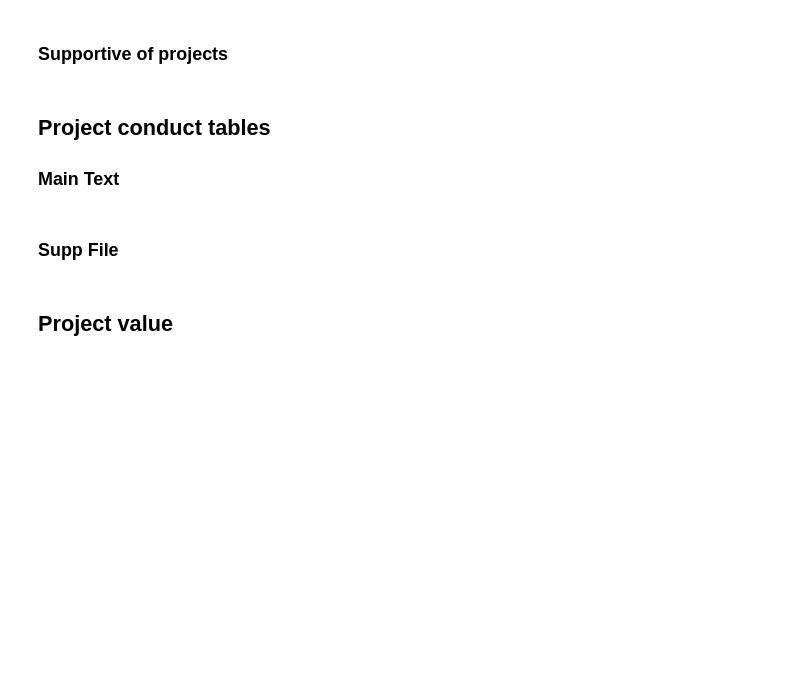
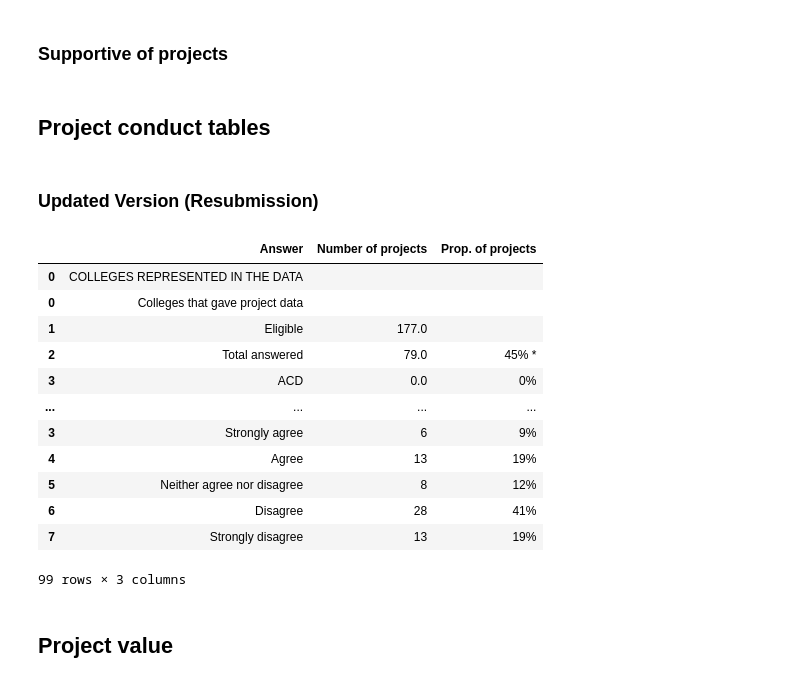
Before and after one commit to p-stehlik/ENHANCE-SurveyAnalysis, a Jupyter notebook: Script2Analysis.ipynb, the cells around one changed output. Cells and saved outputs as stored; diff of their text form; code cells hidden in the pictures; blank space fills up the shorter version.

```diff
--- a/Script2Analysis.ipynb
+++ b/Script2Analysis.ipynb
@@ -2663,10 +2674,11 @@ df_projectSUPPORT = answersNOTQ9 (df,
 #df_projectSUPPORT
 # %% [markdown]
 ## Project conduct tables
-
-### Main Text
+# %% [markdown]
+### Updated Version (Resubmission)
 # %%
-#Table 3 project conduct
+#REVISED (based on peer review; some items moved to figures)
+#Table 2 project conduct
 
 #create section headings for table
 colNames = ["Question",
@@ -2684,43 +2696,86 @@ ResearchSupport_Heading = pd.DataFrame(data = [["RESEARCH SUPPORT REPORTED BY TR
                                     columns = colNames)
 
 
+Colleges_Heading = pd.DataFrame(data = [["COLLEGES REPRESENTED IN THE DATA", "", "", ""]],
+                                    columns = colNames)
+
+StudyProvidence_Heading = pd.DataFrame(data = [["STUDY PROVENANCE", "", "", ""]],
+                                    columns = colNames)
 
 
-#create df of questions relevant to "asking relevant quuestions"
-df_OverallProjectConduct = pd.concat([
-    #study providence
+ResearchSupport_Heading = pd.DataFrame(data = [["RESEARCH SUPPORT REPORTED BY TRAINEES.", "", "", ""]],
+                                    columns = colNames)
+
+
+
+#change headings for college df
+df_collegesOnlyProject.rename(columns={'Number of participants (Gave project data)': 'Number of projects', 'Prop. of participants (Gave project data)': 'Prop. of projects'}, inplace=True)
+
+
+
+
+
+
+#create df of questions relevant to "study conduct
+df_OverallProjectConduct_SUPP2 = pd.concat([
+    #colleges that contributed data
+    Colleges_Heading,
+    df_collegesOnlyProject,
+    #additional details on study providence
     StudyProvidence_Heading,
     df_projectsQuestion,
     df_projectsStudyDesign,
     df_projectsProtocolApriori,
     df_projectsProtocolRegistered,
-    df_projectsSR,
-    #research support
+   # df_projectsSR,
+    df_projectsConsumer,
+    df_projectsConsumer_aspect,
+    df_projectsConsumer_level,
+
+    #additional details on support
     ResearchSupport_Heading,
     df_projectsOthersInvolved,
     df_projectsHRAccess,
-    df_projectsSupervision,
+  #  df_projectsSupervision,
+    df_Seminars
 
 ])
+
+
+
+
+
 
 
 #rename columns
 
 #df_OverallProjectConduct.rename(columns={'Number of projects': 'Number of participants', 'Prop. of projects': 'Prop. of participants'}, inplace=True)
 
 
 #take values across
-df_OverallProjectConduct['Answer']= np.where(df_OverallProjectConduct['Answer']=='', df_OverallProjectConduct['Question'], df_OverallProjectConduct['Answer'])
+df_OverallProjectConduct_SUPP2['Answer']= np.where(df_OverallProjectConduct_SUPP2['Answer']=='', df_OverallProjectConduct_SUPP2['Question'], df_OverallProjectConduct_SUPP2['Answer'])
 
 #remove question column
-df_OverallProjectConduct = df_OverallProjectConduct.drop('Question', axis=1)
+df_OverallProjectConduct_SUPP2 = df_OverallProjectConduct_SUPP2.drop('Question', axis=1)
 
 #save results
 saveTo = filePath + "Tables/Projects_OverallConduct.csv"
 
-df_OverallProjectConduct.to_csv(saveTo, index=False)
+df_OverallProjectConduct_SUPP2.to_csv(saveTo, index=False)
 
 
-#df_OverallProjectConduct
+df_OverallProjectConduct_SUPP2
+# %% [output]
+|  | Answer | Number of projects | Prop. of projects |
+| 0 | COLLEGES REPRESENTED IN THE DATA |  |  |
+| 0 | Colleges that gave project data |  |  |
+| 1 | Eligible | 177.0 |  |
+| 2 | Total answered | 79.0 | 45% * |
+| 3 | ACD | 0.0 | 0% |
+| ... | ... | ... | ... |
+| 3 | Strongly agree | 6 | 9% |
+| 4 | Agree | 13 | 19% |
+| 5 | Neither agree nor disagree | 8 | 12% |
+| 6 | Disagree | 28 | 41% |
+| 7 | Strongly disagree | 13 | 19% |
+99 rows × 3 columns
-# %% [markdown]
-### Supp File
```
Also changed, not shown: parts of 29 cells of this notebook, 2 other files.
